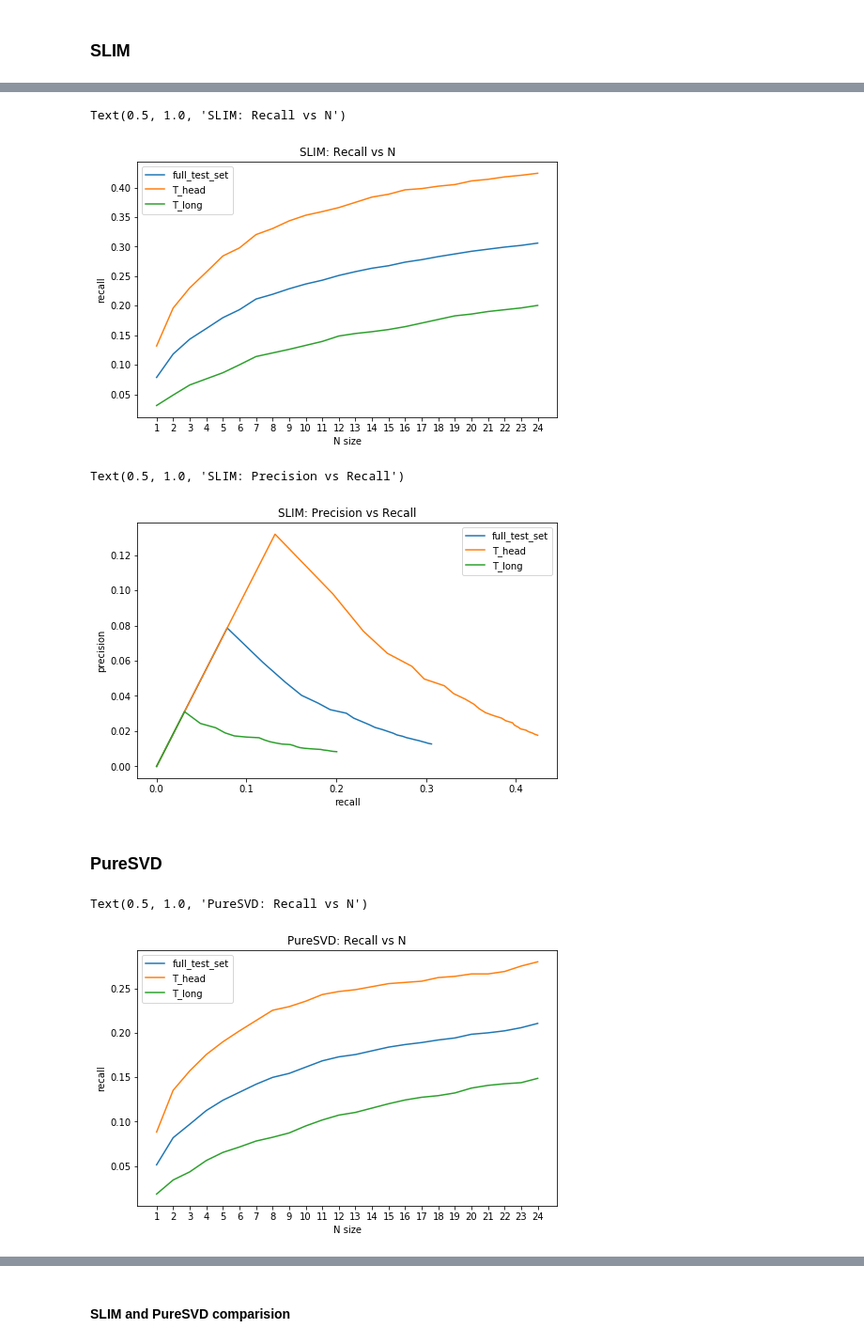
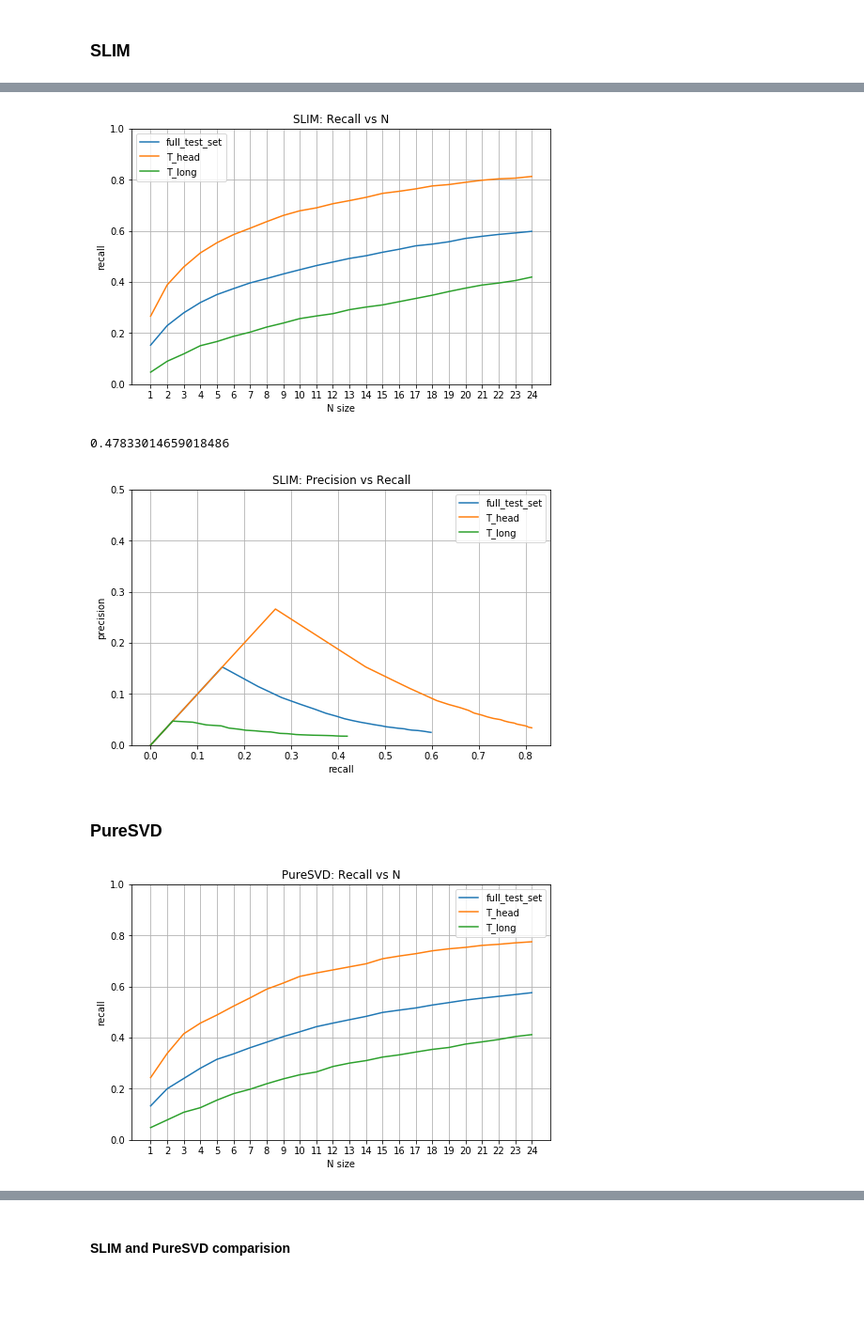
Before and after one commit to EmilioTyl/recsys_movie_lens, a Jupyter notebook: results_final_notebook.ipynb, the cells around one changed output, grey strips where cells are left out. Shown: that part at 94% size. Saved outputs shown, nothing was run; the diff lists cells and outputs as text; code cells hidden in the pictures; blank space fills up the shorter version.

Commit message:
fix precision recall

```diff
--- a/results_final_notebook.ipynb
+++ b/results_final_notebook.ipynb
@@ -338,51 +386,64 @@ acum_recall_T_long, acum_precision_T_long = compute_precision_recall_by_N(slim,
 # %%
 N_range = range(1,N_max)
 plt.figure(figsize=(8,5))
-plt.plot(N_range, acum_recall_data_test, label="full_test_set")
-plt.plot(N_range, acum_recall_T_head, label="T_head")
-plt.plot(N_range, acum_recall_T_long, label="T_long")
+plt.plot(N_range, acum_recall_data_test_slim, label="full_test_set")
+plt.plot(N_range, acum_recall_T_head_slim, label="T_head")
+plt.plot(N_range, acum_recall_T_long_slim, label="T_long")
 plt.xticks(N_range)
 plt.xlabel("N size")
 plt.ylabel("recall")
 plt.legend()
 plt.title("SLIM: Recall vs N")
+plt.ylim((0, 1))
+plt.grid()
+plt.savefig("./images/slim_recall.png")
 # %% [output]
-Text(0.5, 1.0, 'SLIM: Recall vs N')
-[figure, old version]
+[figure, new version]
+# %%
+acum_recall_data_test_slim[11]
+# %% [output]
+0.47833014659018486
 # %%
 plt.figure(figsize=(8,5))
-plt.plot([0]+acum_recall_data_test, [0]+acum_precision_data_test, label="full_test_set")
-plt.plot([0]+acum_recall_T_head, [0]+acum_precision_T_head, label="T_head")
-plt.plot([0]+acum_recall_T_long, [0]+acum_precision_T_long, label="T_long")
+plt.plot([0]+acum_recall_data_test_slim, [0]+acum_precision_data_test_slim, label="full_test_set")
+plt.plot([0]+acum_recall_T_head_slim, [0]+acum_precision_T_head_slim, label="T_head")
+plt.plot([0]+acum_recall_T_long_slim, [0]+acum_precision_T_long_slim, label="T_long")
 plt.xlabel("recall")
 plt.ylabel("precision")
 plt.legend()
 plt.title("SLIM: Precision vs Recall")
+plt.ylim((0, 0.5))
+plt.grid()
+plt.savefig("./images/slim_prec_recall.png")
 # %% [output]
-Text(0.5, 1.0, 'SLIM: Precision vs Recall')
-[figure, old version]
+[figure, new version]
 # %% [markdown]
 ### PureSVD
 # %%
-pure_svd = PureSVD(latent_factors=40)
+pure_svd = PureSVD(latent_factors=50)
 pure_svd.fit(user_item)
 # %%
 N_max = 25
-top_N_pure_svd = pure_svd.all_useres_recomendation_precision_recall(N=N_max)
-acum_recall_data_test_pure_svd, acum_precision_data_test_pure_svd = compute_precision_recall_by_N(pure_svd, top_N_pure_svd, data_test)
-acum_recall_T_head_pure_svd, acum_precision_T_head_pure_svd = compute_precision_recall_by_N(pure_svd, top_N_pure_svd, T_head)
-acum_recall_T_long_pure_svd, acum_precision_T_long_pure_svd = compute_precision_recall_by_N(pure_svd, top_N_pure_svd, T_long)
+top_N_pure_svd_data_test = pure_svd.all_useres_recomendation_precision_recall(data_test=data_test, N=N_max)
+top_N_pure_svd_T_head = pure_svd.all_useres_recomendation_precision_recall(data_test=T_head, N=N_max)
+top_N_pure_svd_T_long = pure_svd.all_useres_recomendation_precision_recall(data_test=T_long, N=N_max)
+
+acum_recall_data_test_pure_svd, acum_precision_data_test_pure_svd = compute_precision_recall_by_N(pure_svd, top_N_pure_svd_data_test, data_test)
+acum_recall_T_head_pure_svd, acum_precision_T_head_pure_svd = compute_precision_recall_by_N(pure_svd, top_N_pure_svd_T_head, T_head)
+acum_recall_T_long_pure_svd, acum_precision_T_long_pure_svd = compute_precision_recall_by_N(pure_svd, top_N_pure_svd_T_long, T_long)
 # %%
 N_range = range(1,N_max)
 plt.figure(figsize=(8,5))
 plt.plot(N_range, acum_recall_data_test_pure_svd, label="full_test_set")
 plt.plot(N_range, acum_recall_T_head_pure_svd, label="T_head")
 plt.plot(N_range, acum_recall_T_long_pure_svd, label="T_long")
 plt.xticks(N_range)
 plt.xlabel("N size")
 plt.ylabel("recall")
 plt.legend()
 plt.title("PureSVD: Recall vs N")
+plt.ylim((0, 1))
+plt.grid()
+plt.savefig("./images/pure_svd_recall.png")
 # %% [output]
-Text(0.5, 1.0, 'PureSVD: Recall vs N')
-[figure, old version]
+[figure, new version]
```
Also changed, not shown: parts of 13 cells of this notebook, 10 other files.
